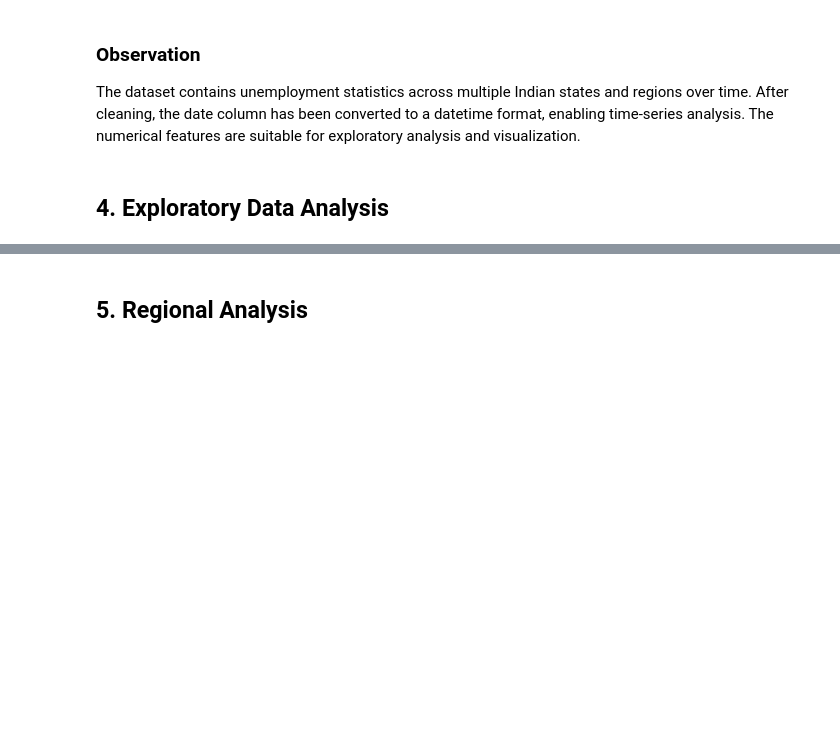
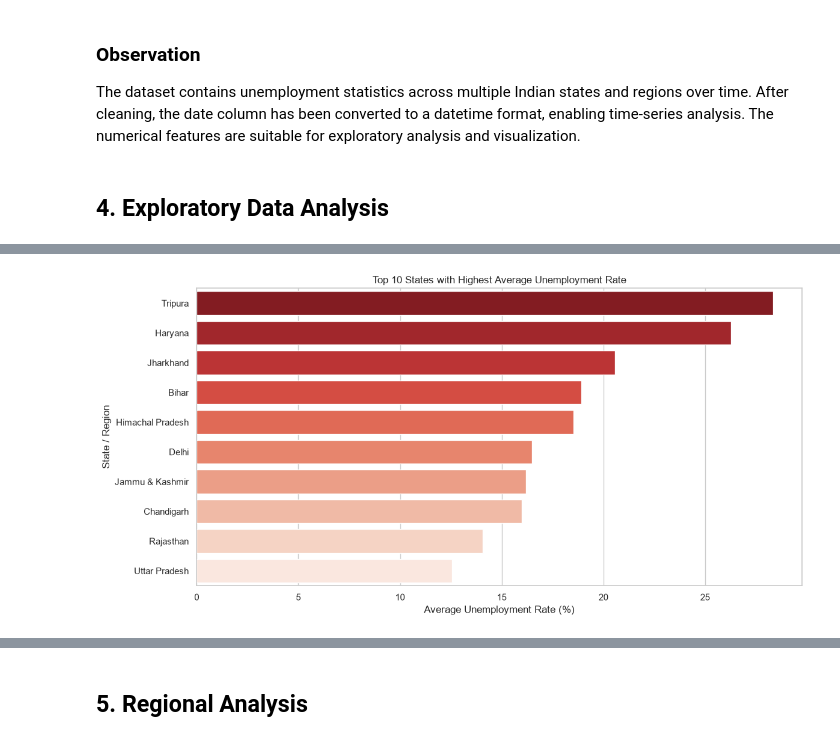
Before and after one commit to Sowravkanth/OIBSIP, a Jupyter notebook: DataScience-Task2-UnemploymentAnalysis/notebooks/Unemployment_Analysis.ipynb, the cells around one changed output, grey strips where cells are left out. Saved outputs shown, nothing was run; the diff lists cells and outputs as text; code cells hidden in the pictures; blank space fills up the shorter version.

Commit message:
Add regional and time series unemployment analysis

```diff
--- a/DataScience-Task2-UnemploymentAnalysis/notebooks/Unemployment_Analysis.ipynb
+++ b/DataScience-Task2-UnemploymentAnalysis/notebooks/Unemployment_Analysis.ipynb
@@ -165,3 +165,14 @@ display(df.describe())
 The dataset contains unemployment statistics across multiple Indian states and regions over time. After cleaning, the date column has been converted to a datetime format, enabling time-series analysis. The numerical features are suitable for exploratory analysis and visualization.
 # %% [markdown]
 ## 4. Exploratory Data Analysis
+# %%
+# Average Unemployment Rate by Region
+
+region_avg = (
+    df.groupby("region")["estimated_unemployment_rate_(%)"]
+      .mean()
+      .sort_values(ascending=False)
+      .reset_index()
+)
+
+display(region_avg)
@@ -167,0 +201,31 @@ The dataset contains unemployment statistics across multiple Indian states and r
+# %%
+# Top 10 States by Average Unemployment Rate
+
+top10 = region_avg.head(10)
+
+plt.figure(figsize=(12,6))
+
+sns.barplot(
+    data=top10,
+    x="estimated_unemployment_rate_(%)",
+    y="region",
+    hue="region",
+    palette="Reds_r",
+    legend=False
+)
+
+plt.title("Top 10 States with Highest Average Unemployment Rate")
+plt.xlabel("Average Unemployment Rate (%)")
+plt.ylabel("State / Region")
+
+plt.tight_layout()
+
+plt.savefig(
+    "../outputs/images/top10_unemployment.png",
+    dpi=300,
+    bbox_inches="tight"
+)
+
+plt.show()
+# %% [output]
+[figure, added]
```
Also changed, not shown: parts of 8 cells of this notebook, 3 other files.
